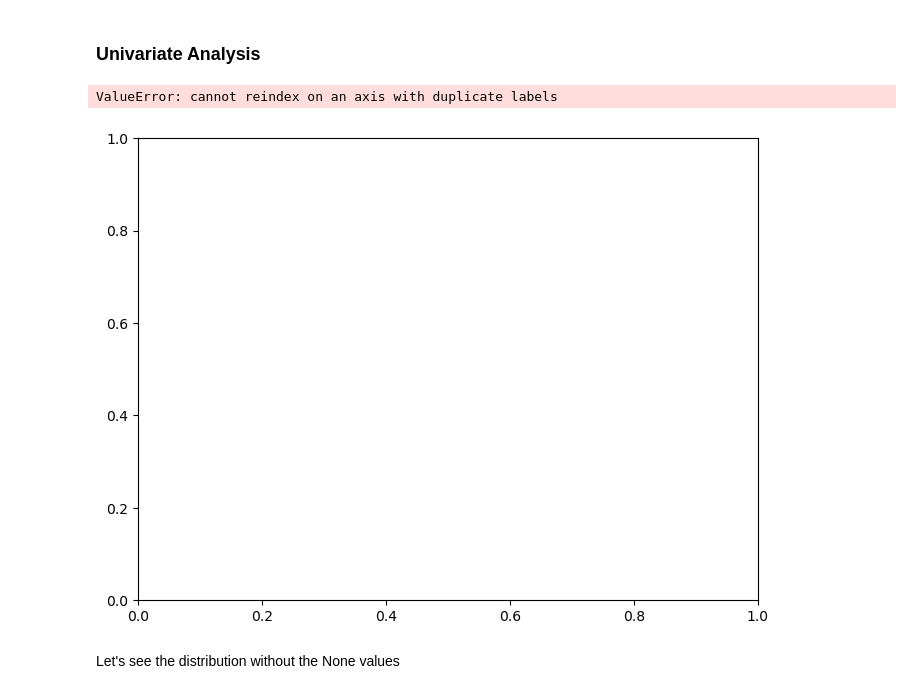
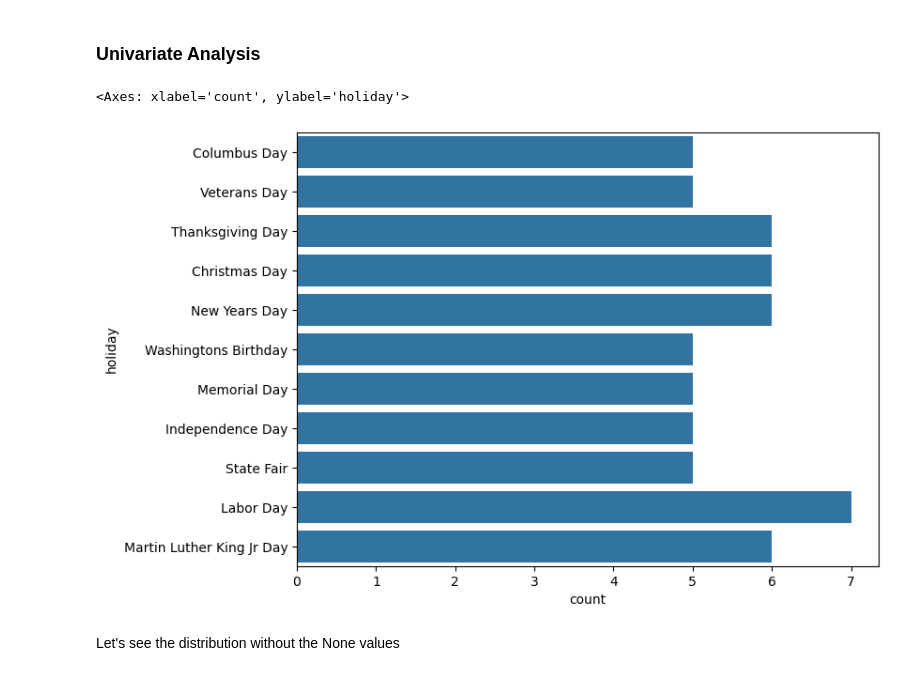
Before and after one commit to abeselom-tesfay/Smart-Traffic-Prediction-LSTM, a Jupyter notebook: Traffic_prediction.ipynb, the cells around one changed output. Cells and saved outputs as stored; diff of their text form; code cells hidden in the pictures.

Commit message:
Fix holiday countplot by handling None values and data types

```diff
--- a/Traffic_prediction.ipynb
+++ b/Traffic_prediction.ipynb
@@ -210,5 +210,26 @@ _ = plot_features.plot(subplots=True, figsize=(12,8))
 # %% [markdown]
 ### Inspect and cleanup
 # %%
-df_raw.describe(datetime_is_numeric=True).transpose()
+# Check if there are any datetime columns in the dataframe
+datetime_columns = df_raw.select_dtypes(include=[np.datetime64]).columns
+
+# If there are datetime columns, process them
+if datetime_columns.size > 0:
+    # Convert datetime columns to numeric (e.g., as timestamps) for inclusion in describe()
+    df_raw[datetime_columns] = df_raw[datetime_columns].apply(pd.to_numeric)
+
+    # Describe the entire DataFrame including the datetime columns now as numeric
+    df_description = df_raw.describe().transpose()
+
+    # If needed, separately describe datetime columns
+    datetime_description = df_raw[datetime_columns].describe().transpose()
+
+    # Combine both descriptions if necessary
+    final_description = pd.concat([df_description, datetime_description], axis=1)
+else:
+    # If no datetime columns exist, just describe the numeric columns
+    df_description = df_raw.describe().transpose()
+    final_description = df_description
+
+print(final_description)
 # %% [output]
@@ -223,13 +256,12 @@ df_raw.describe(include='object').transpose()
 # %% [markdown]
 ### Univariate Analysis
 # %%
-#Plotting frequency of each category in holiday column
-plt.figure(figsize = (8,6))
-sns.countplot(y='holiday', data = df_raw)
-plt.show()
+df_holiday_clean = df_raw[df_raw['holiday'].notna()].copy()
+plt.figure(figsize=(8, 6))
+sns.countplot(y='holiday', data=df_holiday_clean)
 # %% [output]
-ValueError: cannot reindex on an axis with duplicate labels
+<Axes: xlabel='count', ylabel='holiday'>
-[figure, old version]
+[figure, new version]
 # %% [markdown]
 Let's see the distribution without the None values
 # %%
```
Also changed, not shown: parts of 18 cells of this notebook.
